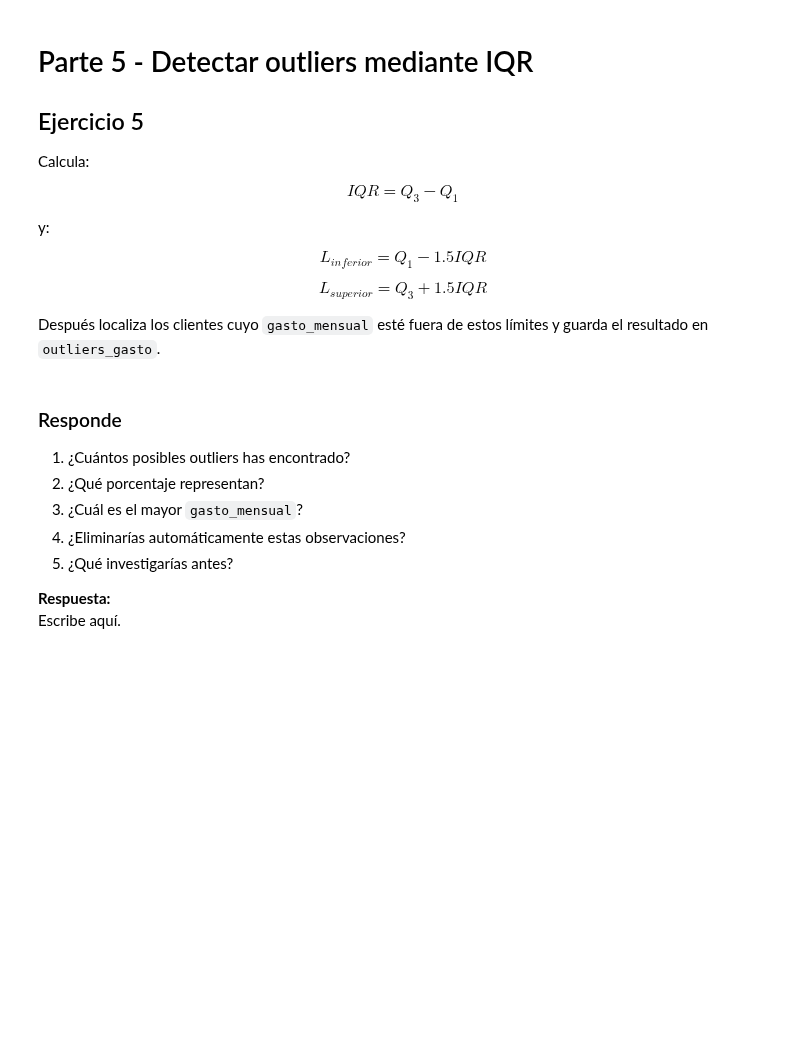
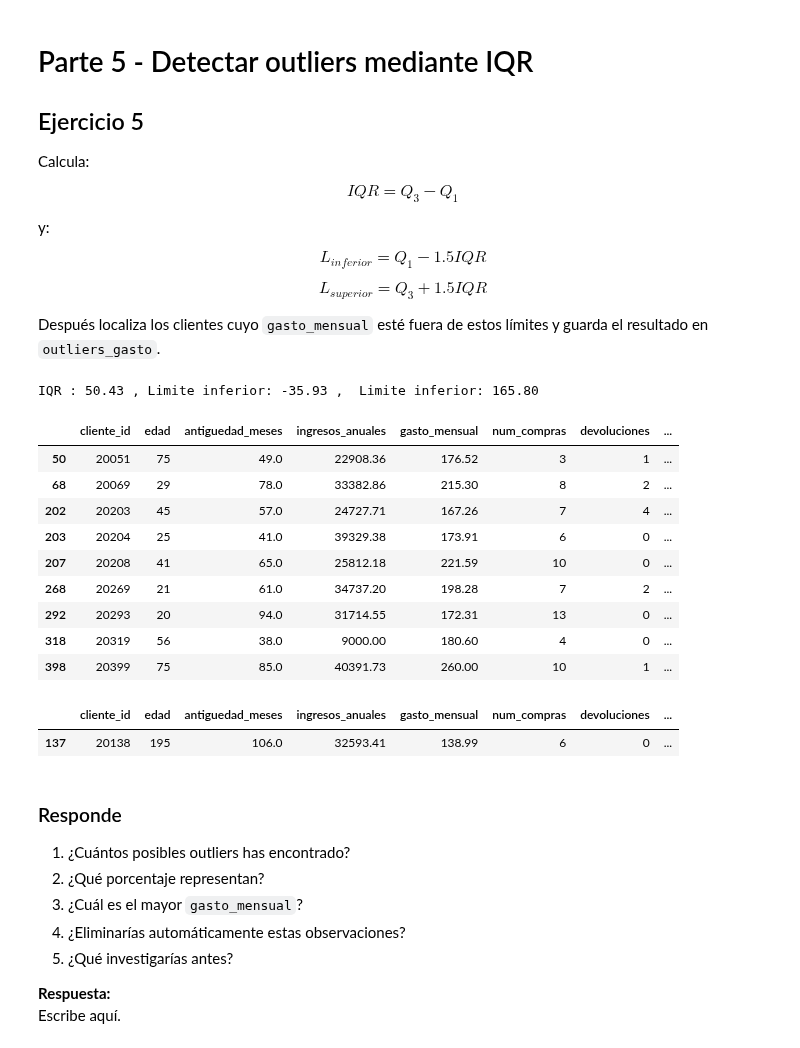
Before and after one commit to mmartinezvaras/s_aprendizaje, a Jupyter notebook: Notebooks S.aprendizaje/UD2/Practica_05.ipynb, the cells around one changed output. Cells and saved outputs as stored; diff of their text form; code cells hidden in the pictures; blank space fills up the shorter version.

```diff
--- a/Notebooks S.aprendizaje/UD2/Practica_05.ipynb
+++ b/Notebooks S.aprendizaje/UD2/Practica_05.ipynb
@@ -238,17 +299,51 @@ $$
 Después localiza los clientes cuyo `gasto_mensual` esté fuera de estos límites y guarda el resultado en `outliers_gasto`.
 # %%
 # TODO: calcula Q1, Q3 e IQR
+Q1 = df["gasto_mensual"].quantile(.25)
+Q2 = df["gasto_mensual"].quantile(.5)
+Q3 = df["gasto_mensual"].quantile(.75)
 
-
+#Rango intercuantilico
+IQR = Q3 - Q1
 # TODO: calcula los límites inferior y superior
+Linf = Q1 - 1.5 * IQR
+Lsup = Q3 + 1.5 * IQR
 
 
 # TODO: muestra los resultados
+print(f"IQR : {IQR:.2f} , Limite inferior: {Linf:.2f} ,  Limite inferior: {Lsup:.2f}")
+# %% [output]
+IQR : 50.43 , Limite inferior: -35.93 ,  Limite inferior: 165.80
 # %%
 # TODO: crea outliers_gasto
-
-
+outliers_gasto = df[
+    (df["gasto_mensual"] < Linf) |
+    (df["gasto_mensual"] > Lsup)
+]
 # TODO: muestra los posibles outliers
+display(outliers_gasto)
+# %% [output]
+|  | cliente_id | edad | antiguedad_meses | ingresos_anuales | gasto_mensual | num_compras | devoluciones | ... |
+| 50 | 20051 | 75 | 49.0 | 22908.36 | 176.52 | 3 | 1 | ... |
+| 68 | 20069 | 29 | 78.0 | 33382.86 | 215.30 | 8 | 2 | ... |
+| 202 | 20203 | 45 | 57.0 | 24727.71 | 167.26 | 7 | 4 | ... |
+| 203 | 20204 | 25 | 41.0 | 39329.38 | 173.91 | 6 | 0 | ... |
+| 207 | 20208 | 41 | 65.0 | 25812.18 | 221.59 | 10 | 0 | ... |
+| 268 | 20269 | 21 | 61.0 | 34737.20 | 198.28 | 7 | 2 | ... |
+| 292 | 20293 | 20 | 94.0 | 31714.55 | 172.31 | 13 | 0 | ... |
+| 318 | 20319 | 56 | 38.0 | 9000.00 | 180.60 | 4 | 0 | ... |
+| 398 | 20399 | 75 | 85.0 | 40391.73 | 260.00 | 10 | 1 | ... |
+# %%
+# TODO: crea edad
+edad = df[
+    (df["edad"] < Linf_edad) |
+    (df["edad"] > Lsup_edad)
+]
+# TODO: muestra los posibles outliers
+display(edad)
+# %% [output]
+|  | cliente_id | edad | antiguedad_meses | ingresos_anuales | gasto_mensual | num_compras | devoluciones | ... |
+| 137 | 20138 | 195 | 106.0 | 32593.41 | 138.99 | 6 | 0 | ... |
 # %% [markdown]
 ### Responde
 
```
Also changed, not shown: parts of 10 cells of this notebook.
